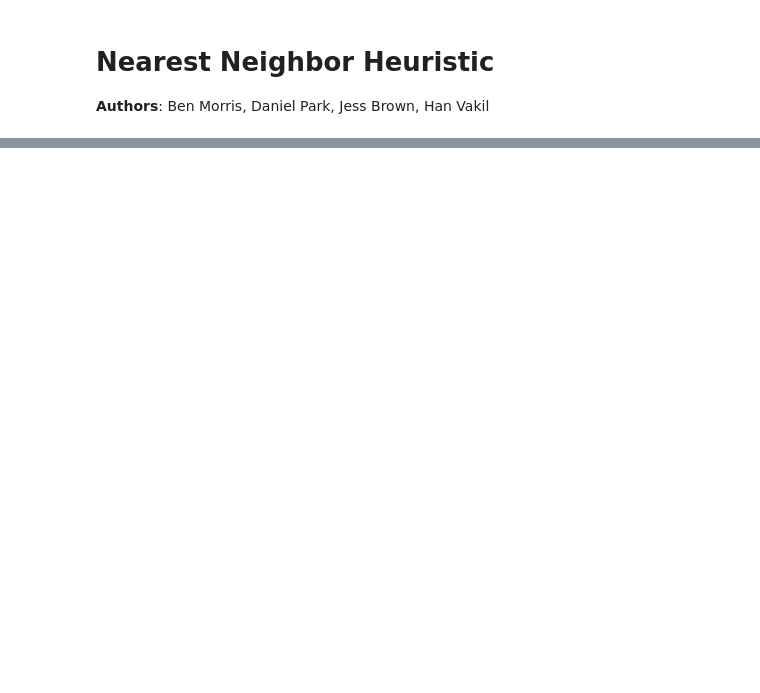
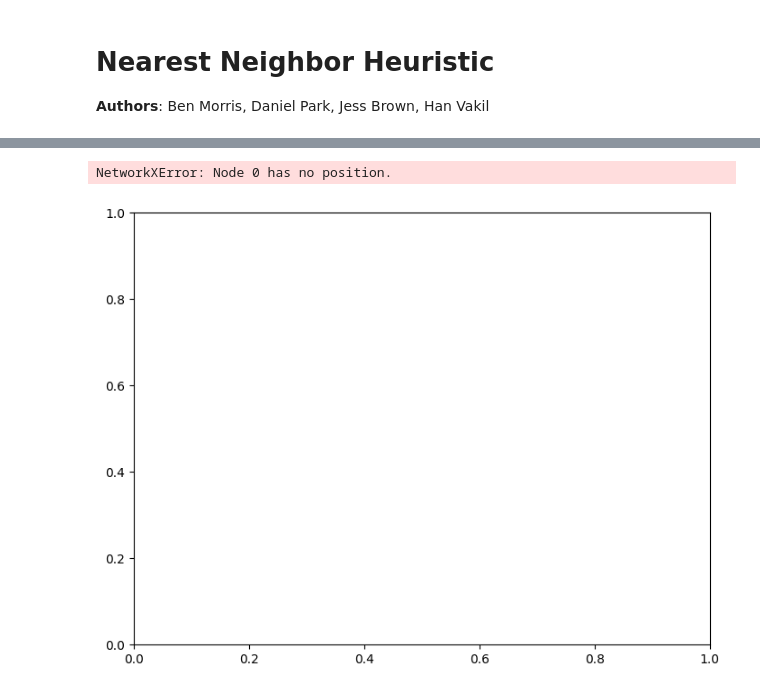
Before and after one commit to olincollege/directed-salesman, a Jupyter notebook: nearest_neighbor_heuristic.ipynb, the cells around one changed output, grey strips where cells are left out. Saved outputs shown, nothing was run; the diff lists cells and outputs as text; code cells hidden in the pictures; blank space fills up the shorter version.

```diff
--- a/nearest_neighbor_heuristic.ipynb
+++ b/nearest_neighbor_heuristic.ipynb
@@ -109,0 +117,8 @@ KeyError: 4
+# %%
+from networkx import cycle_graph
+n = 10
+graph = cycle_graph(n)
+length, path = tsp_nearest_neighbor(graph)
+# %% [output]
+NetworkXError: Node 0 has no position.
+[figure, added]
```
Also changed, not shown: parts of 10 cells of this notebook, 2 other files.
